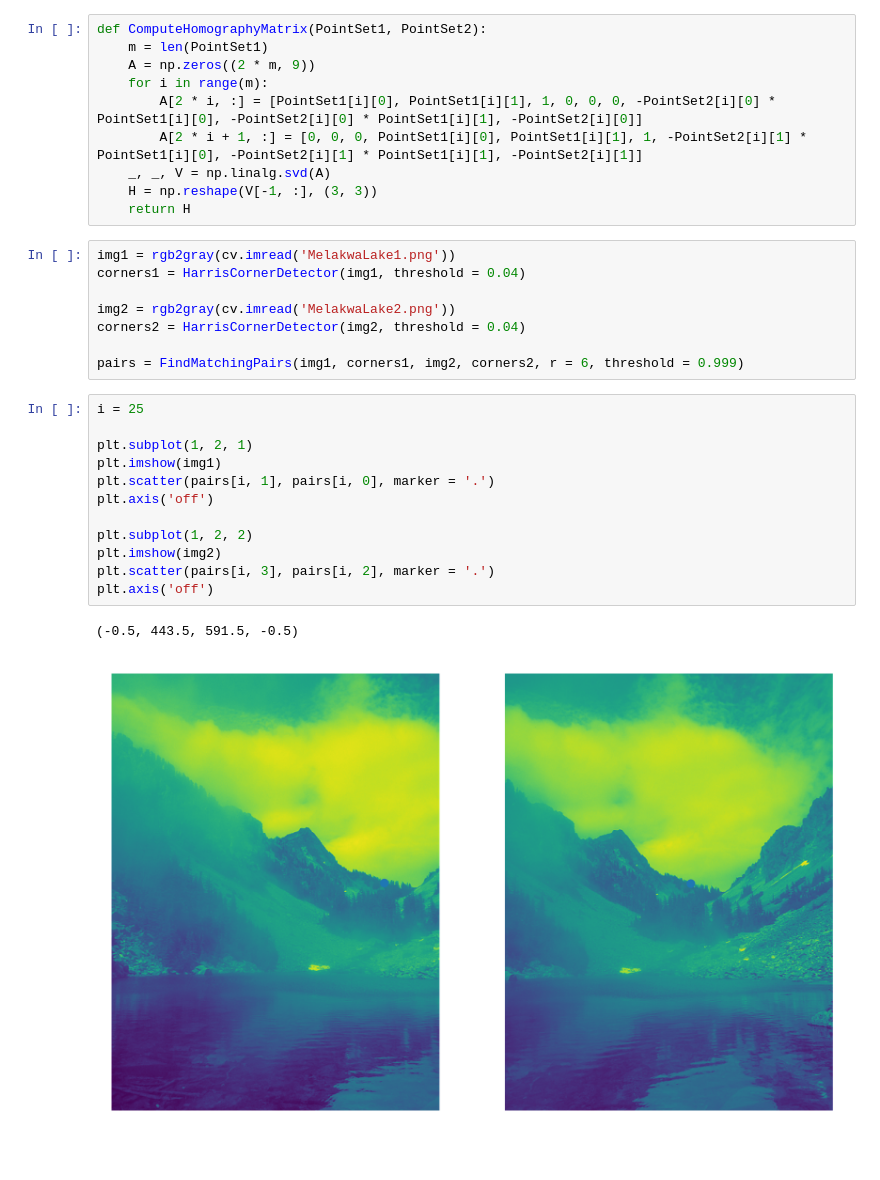
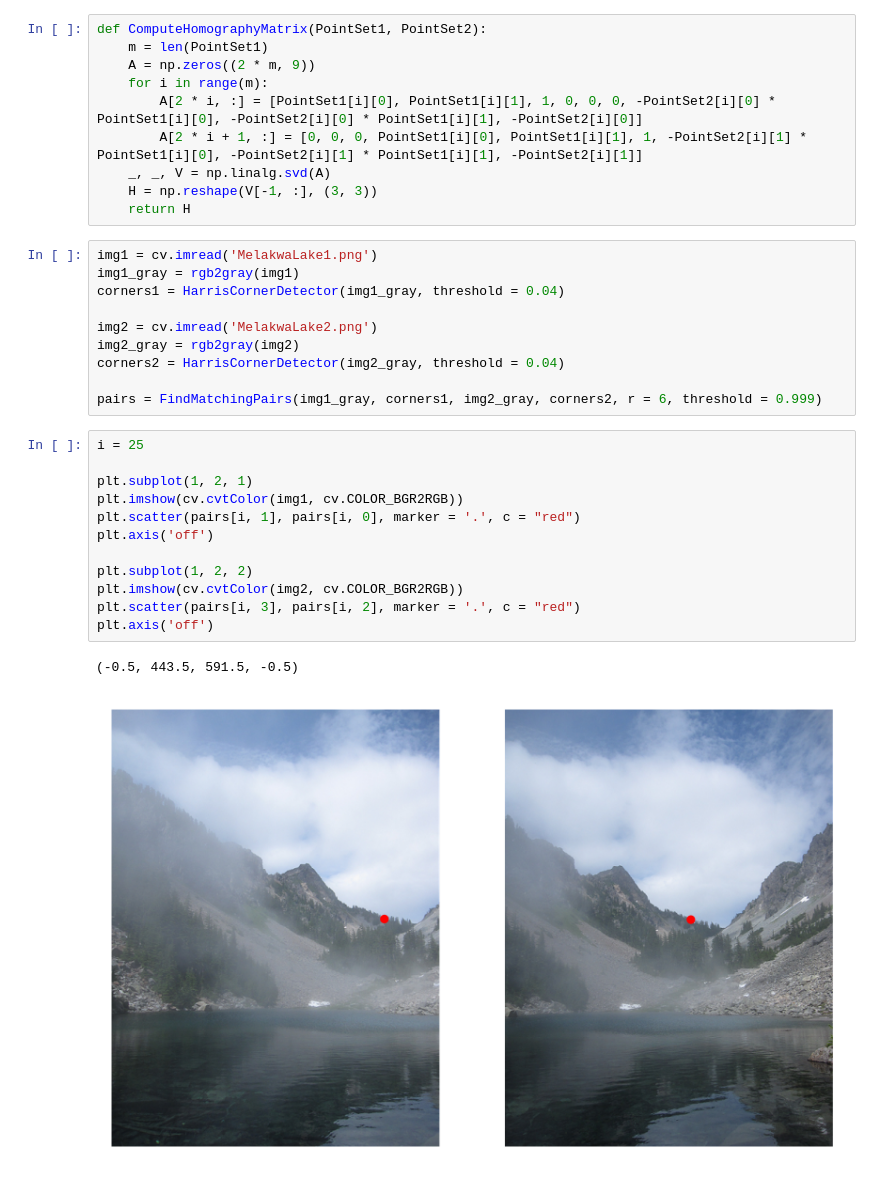
Before and after one commit to HuuNhatHuynh/Image-Stiching, a Jupyter notebook: panorama.ipynb, the cells around one changed output. Cells and saved outputs as stored; diff of their text form.

```diff
--- a/panorama.ipynb
+++ b/panorama.ipynb
@@ -60,25 +60,27 @@ def ComputeHomographyMatrix(PointSet1, PointSet2):
     H = np.reshape(V[-1, :], (3, 3))
     return H
 # %%
-img1 = rgb2gray(cv.imread('MelakwaLake1.png'))
-corners1 = HarrisCornerDetector(img1, threshold = 0.04)
+img1 = cv.imread('MelakwaLake1.png')
+img1_gray = rgb2gray(img1)
+corners1 = HarrisCornerDetector(img1_gray, threshold = 0.04)
 
-img2 = rgb2gray(cv.imread('MelakwaLake2.png'))
-corners2 = HarrisCornerDetector(img2, threshold = 0.04)
+img2 = cv.imread('MelakwaLake2.png')
+img2_gray = rgb2gray(img2)
+corners2 = HarrisCornerDetector(img2_gray, threshold = 0.04)
 
-pairs = FindMatchingPairs(img1, corners1, img2, corners2, r = 6, threshold = 0.999)
+pairs = FindMatchingPairs(img1_gray, corners1, img2_gray, corners2, r = 6, threshold = 0.999)
 # %%
 i = 25
 
 plt.subplot(1, 2, 1)
-plt.imshow(img1)
-plt.scatter(pairs[i, 1], pairs[i, 0], marker = '.')
+plt.imshow(cv.cvtColor(img1, cv.COLOR_BGR2RGB))
+plt.scatter(pairs[i, 1], pairs[i, 0], marker = '.', c = "red")
 plt.axis('off')
 
 plt.subplot(1, 2, 2)
-plt.imshow(img2)
-plt.scatter(pairs[i, 3], pairs[i, 2], marker = '.')
+plt.imshow(cv.cvtColor(img2, cv.COLOR_BGR2RGB))
+plt.scatter(pairs[i, 3], pairs[i, 2], marker = '.', c = "red")
 plt.axis('off')
 # %% [output]
 (-0.5, 443.5, 591.5, -0.5)
-[figure, old version]
+[figure, new version]
```
